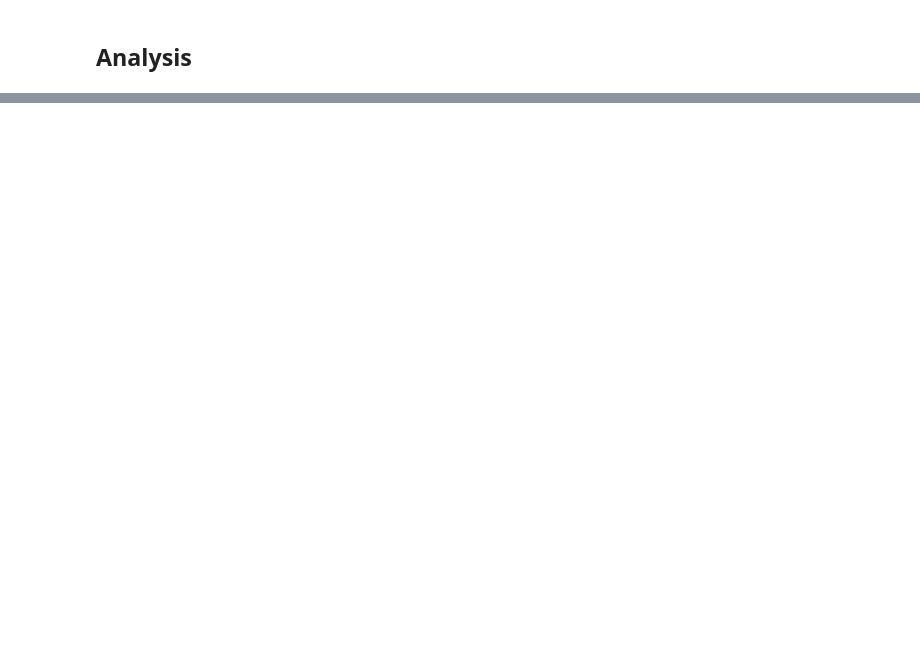
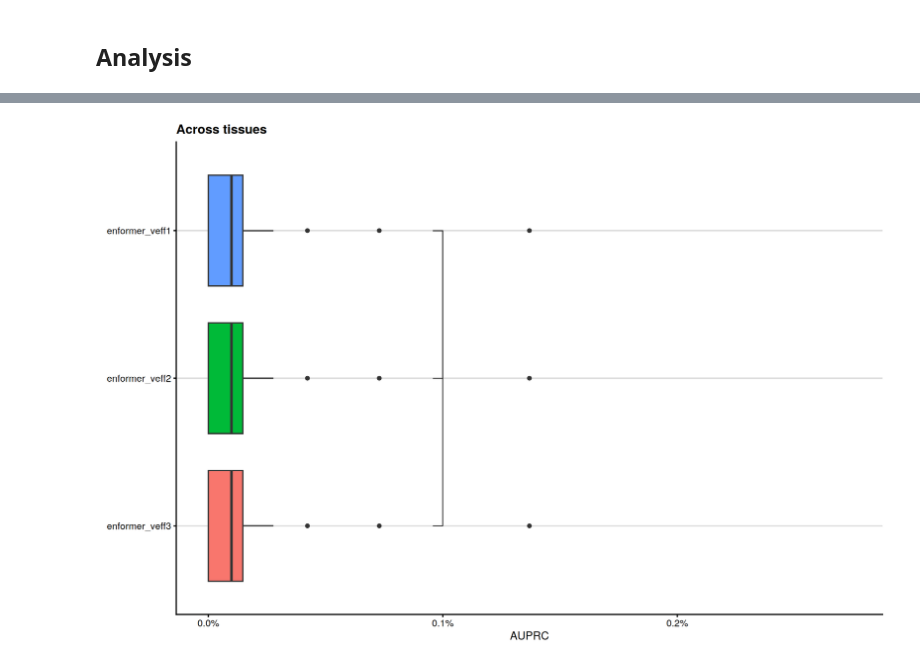
Before and after one commit to gtsitsiridis/kipoi_veff_analysis, a Jupyter notebook: workflow/notebooks/comparison.r.ipynb, the cells around one changed output, grey strips where cells are left out. Cells and saved outputs as stored; diff of their text form; code cells hidden in the pictures; blank space fills up the shorter version.

```diff
--- a/workflow/notebooks/comparison.r.ipynb
+++ b/workflow/notebooks/comparison.r.ipynb
@@ -89,0 +104,15 @@ types = c('total', 'obvious', 'not_obvious')
+# %%
+superscript_mapping = c(
+    `-` = '⁻',
+    `+` = "", # ⁺
+    `0` = "\u2070",
+    `1` = "\u00B9",
+    `2` = "\u00B2",
+    `3` = "\u00B3",
+    `4` = "\u2074",
+    `5` = "\u2075",
+    `6` = "\u2076",
+    `7` = "\u2077",
+    `8` = "\u2078",
+    `9` = "\u2079"
+)
@@ -140,0 +206,3 @@ types = c('total', 'obvious', 'not_obvious')
+# %%
+new_levels = df$run %>% unique
+df[, run := factor(run, levels=new_levels)]
@@ -140,0 +264,13 @@ types = c('total', 'obvious', 'not_obvious')
+# %%
+feature = 'tissue'
+fname = paste0('prc_', feature, '.parquet')
+t = 'total'
+metric='auc'
+title='Across tissues'
+metric_name = 'AUPRC'
+df = (copy(eval_list[[fname]]) %>%
+      .[type_ == t, .(feature=get(feature), run, score=get(metric))] %>%
+      unique)
+boxplot_plot(df, title, metric_name, is_y_percent=TRUE)
+# %% [output]
+[figure, added]
```
Also changed, not shown: parts of 23 cells of this notebook, 1 other file.
